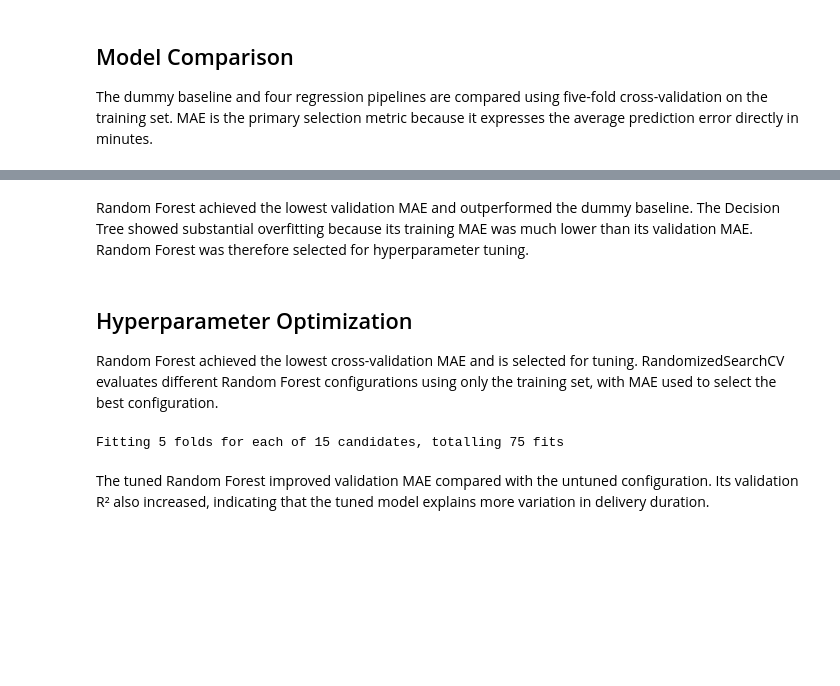
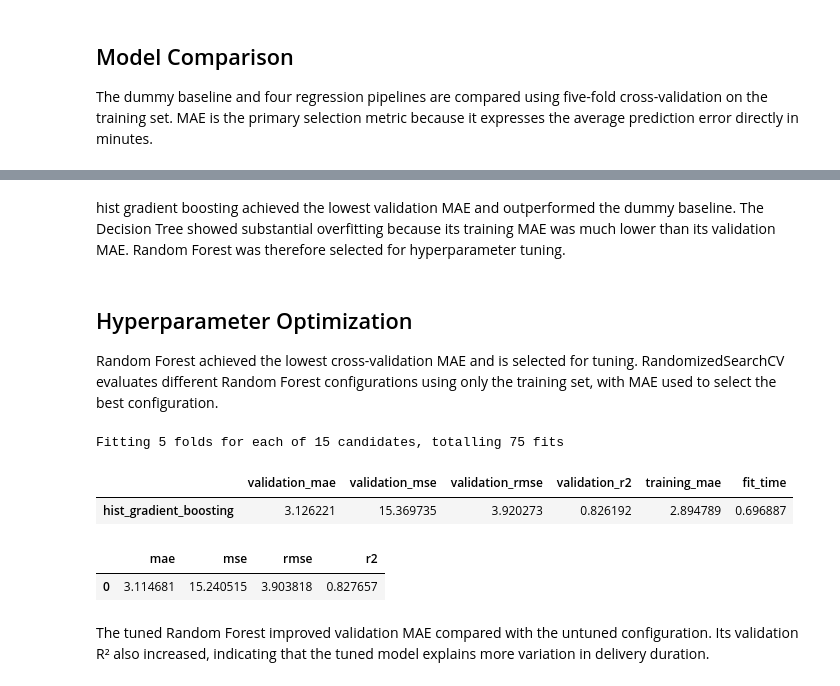
Before and after one commit to amineelhailaa/DeliveryETL, a Jupyter notebook: notebooks/01_delivery_eta.ipynb, the cells around one changed output, grey strips where cells are left out. Drawn from its saved outputs; the diff is of its cells as text; code cells hidden in the pictures; blank space fills up the shorter version.

```diff
--- a/notebooks/01_delivery_eta.ipynb
+++ b/notebooks/01_delivery_eta.ipynb
@@ -378,41 +399,46 @@ dtype: object
 # %% [markdown]
-Random Forest achieved the lowest validation MAE and outperformed the dummy baseline. The Decision Tree showed substantial overfitting because its training MAE was much lower than its validation MAE. Random Forest was therefore selected for hyperparameter tuning.
+hist gradient boosting achieved the lowest validation MAE and outperformed the dummy baseline. The Decision Tree showed substantial overfitting because its training MAE was much lower than its validation MAE. Random Forest was therefore selected for hyperparameter tuning.
 # %% [markdown]
 ## Hyperparameter Optimization
 
 Random Forest achieved the lowest cross-validation MAE and is selected for tuning. RandomizedSearchCV evaluates different Random Forest configurations using only the training set, with MAE used to select the best configuration.
-# %%
-random_forest_tune = tune_model("random_forest", X_train, y_train)
-# %% [output]
-Fitting 5 folds for each of 15 candidates, totalling 75 fits
+# %%
+random_forest_tune = tune_model("hist_gradient_boosting", X_train, y_train)
+# %% [output]
+Fitting 5 folds for each of 15 candidates, totalling 75 fits
 # %%
 #before randomsearch
-display(cv_df.loc[["random_forest"]])
+display(cv_df.loc[["hist_gradient_boosting"]])
 
 #after tunning on training
 
 result_after_tuning = random_forest_tune.cv_results_
 bestCombination = random_forest_tune.best_index_
 
 best_cv_metrics = {
     "mae": -result_after_tuning[
         "mean_test_mae"
     ][bestCombination],
 
     "mse": -result_after_tuning[
         "mean_test_mse"
     ][bestCombination],
 
     "rmse": -result_after_tuning[
         "mean_test_rmse"
     ][bestCombination],
 
     "r2": result_after_tuning[
         "mean_test_r2"
     ][bestCombination],
 }
 
 display(pd.DataFrame([best_cv_metrics]))
+# %% [output]
+|  | validation_mae | validation_mse | validation_rmse | validation_r2 | training_mae | fit_time |
+| hist_gradient_boosting | 3.126221 | 15.369735 | 3.920273 | 0.826192 | 2.894789 | 0.696887 |
+|  | mae | mse | rmse | r2 |
+| 0 | 3.114681 | 15.240515 | 3.903818 | 0.827657 |
 # %% [markdown]
 The tuned Random Forest improved validation MAE compared with the untuned configuration. Its validation R² also increased, indicating that the tuned model explains more variation in delivery duration.
 # %% [markdown]
```
Also changed, not shown: parts of 15 cells of this notebook.
